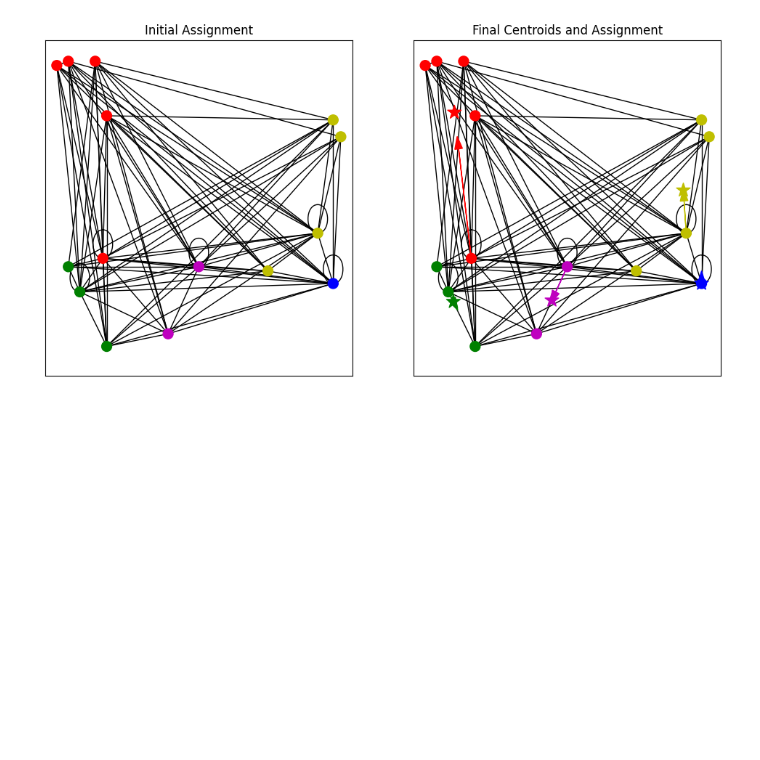
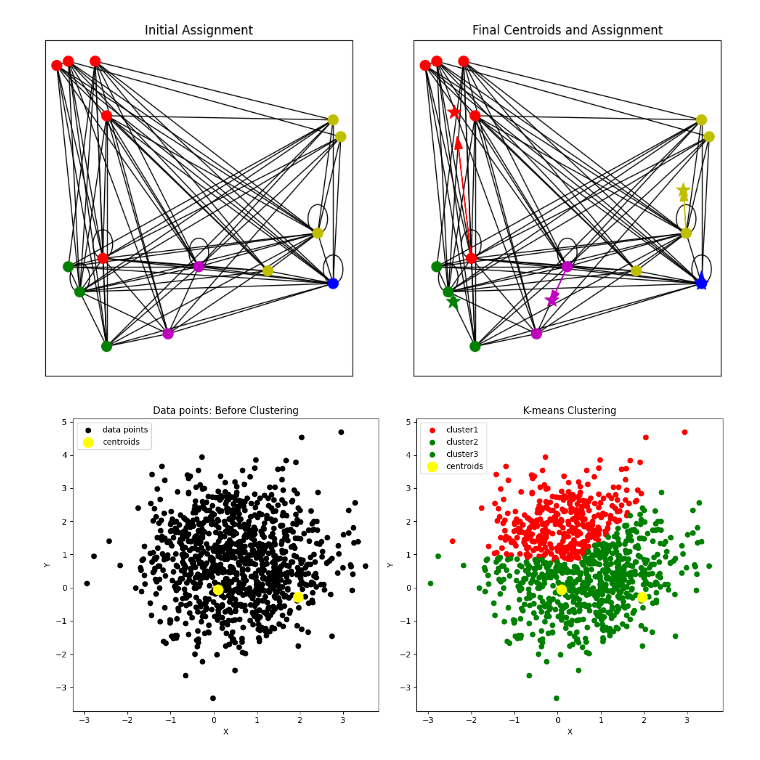
Before and after one commit to ele10-code/k-clustering, a Jupyter notebook: k-means.ipynb, the cells around one changed output. Drawn from its saved outputs; the diff is of its cells as text; code cells hidden in the pictures; blank space fills up the shorter version.

Commit message:
k-means senza grafo

```diff
--- a/k-means.ipynb
+++ b/k-means.ipynb
@@ -111,3 +111,84 @@ plt.show()
 # %% [output]
 {1: [15, 28], 2: [9, 20], 3: [75, 22], 4: [71, 34], 5: [40, 26]}
 [figure]
+# %%
+import numpy as np
+import matplotlib.pyplot as plt
+import copy as cp
+
+dataset1=np.random.multivariate_normal([1,0],[[0.9,0.4],[0.4,0.9]],500)
+dataset2=np.random.multivariate_normal([0,1.5],[[0.9,0.4],[0.4,0.9]],500)
+X=np.append(dataset1,dataset2,axis=0)
+#print(X.shape)-(1000,2)
+n=X.shape[0]#No. of objects , (p=X.shape[1])-No. of attributes
+#k clusters
+k=3
+c=[] # intial centers
+# k= int(input('Number of clusters : '))
+for i in range(k):
+  x,y=input('Intial Centers :').split()
+  c.append([x,y])
+for i in range(len(c)):
+  for j in range(len(c[0])):
+    c[i][j]=float(c[i][j])
+c=np.array(c)
+c=c.T
+no_of_iterations = 10000
+def mykmeans(X, k, c):
+  iterations_take = 0 #How many iterations did it take to found centers for each cluster
+  #create an array for distances wrt to number of objects n
+  for i in range(no_of_iterations):
+    distances=np.array([]).reshape(n,0)
+    for j in range(k):
+      l2_norm=np.sqrt(np.sum((X-c[:,j])**2,axis=1)) #Euclidean distance between the centroid/center and the object data point
+      distances=np.c_[distances, l2_norm]
+    C=np.argmin(distances,axis=1)+1 # finding the minimum distance between centroid and object data point so that we can create clusters accordingly.(finding nearest centroid)
+    previous_center=np.zeros(c.shape)
+    previous_center=cp.deepcopy(c)
+    Y={} #storing the results i.e clusters and data-points assigned to that respective clusters.
+    for i in range(k):
+      Y[i+1]=np.array([]).reshape(2,0)
+    for j in range(n):
+      Y[C[j]]=np.c_[Y[C[j]],X[j]] #cluster_no. - data points(x1,x2....xn). Assign the point xi to the respective cluster j.
+    for x in range(k):
+      Y[x+1]=Y[x+1].T #transpose
+    for i in range(k):
+      c[:,i]=np.mean(Y[i+1],axis=0)#mean of all points xi assigned to the cluster j gives new centroid(updated center).
+    iterations_take+=1
+    if(np.linalg.norm((previous_center - c),axis=None))<=0.001:
+      break
+
+    #Graph-Plot for visualization
+  labels=['cluster1','cluster2','cluster3']
+
+
+  plt.figure(figsize=(12, 6))
+
+  # Plot data points before clustering
+  plt.subplot(1, 2, 1)
+  plt.scatter(X[:, 0], X[:, 1], c='black', label="data points")
+  plt.scatter(c[:, 0], c[:, 1], s=150, c='yellow', label='centroids')
+  plt.xlabel('X')
+  plt.ylabel('Y')
+  plt.title("Data points: Before Clustering")
+  plt.legend()
+
+  # Plot K-means clustering results
+  plt.subplot(1, 2, 2)
+  for i in range(k):
+      plt.scatter(Y[i+1][:, 0], Y[i+1][:, 1], c=colors[i], label=labels[i])
+  plt.scatter(c[:, 0], c[:, 1], s=150, c='yellow', label='centroids')
+  plt.xlabel('X')
+  plt.ylabel('Y')
+  plt.title("K-means Clustering")
+  plt.legend()
+
+  plt.tight_layout()
+  plt.show()
+
+
+  print('Iterations it took :',iterations_take)
+  return Y
+cluster=mykmeans(X,k,c)
+# %% [output]
+[figure, added]
```
Also changed, not shown: parts of 1 cell of this notebook.
